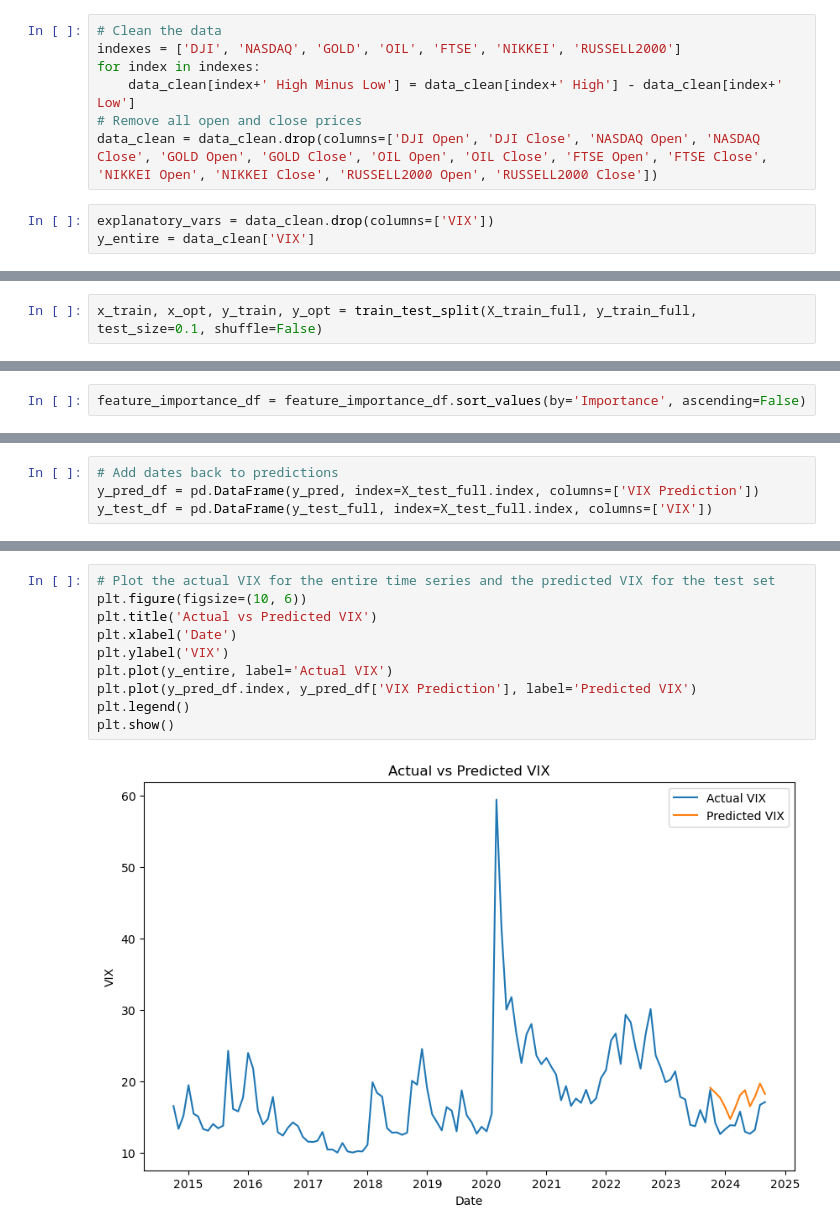
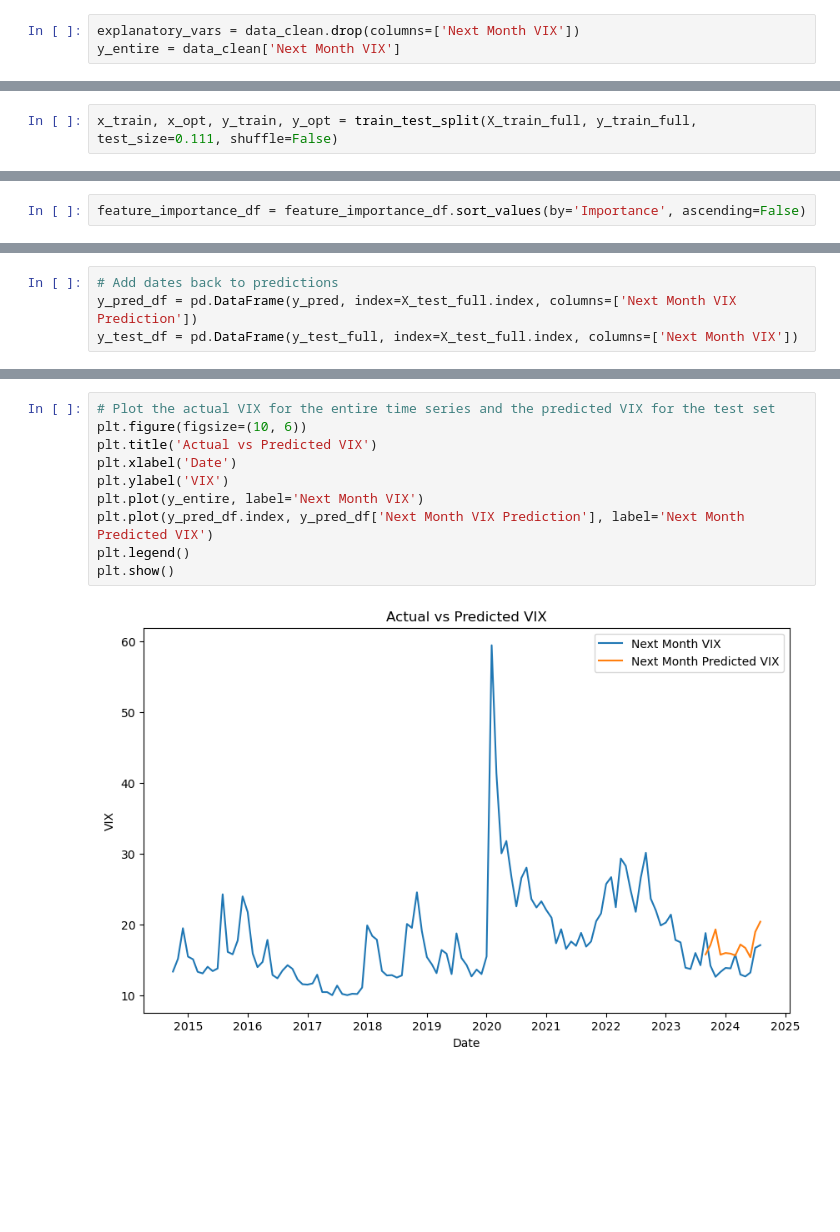
Before and after one commit to t-creech/VIX-Project, a Jupyter notebook: XGBoost.ipynb, the cells around one changed output, grey strips where cells are left out. Saved outputs shown, nothing was run; the diff lists cells and outputs as text; blank space fills up the shorter version.

```diff
--- a/XGBoost.ipynb
+++ b/XGBoost.ipynb
@@ -12,16 +12,9 @@ data = pd.read_csv('VIX_data.csv',index_col="Date")
 data.index = pd.to_datetime(data.index)
 data_clean = data
 data_clean.fillna(data_clean.mean(), inplace=True)
-# %%
-# Clean the data
-indexes = ['DJI', 'NASDAQ', 'GOLD', 'OIL', 'FTSE', 'NIKKEI', 'RUSSELL2000']
-for index in indexes:
-    data_clean[index+' High Minus Low'] = data_clean[index+' High'] - data_clean[index+' Low']
-# Remove all open and close prices
-data_clean = data_clean.drop(columns=['DJI Open', 'DJI Close', 'NASDAQ Open', 'NASDAQ Close', 'GOLD Open', 'GOLD Close', 'OIL Open', 'OIL Close', 'FTSE Open', 'FTSE Close', 'NIKKEI Open', 'NIKKEI Close', 'RUSSELL2000 Open', 'RUSSELL2000 Close'])
 # %%
-explanatory_vars = data_clean.drop(columns=['VIX'])
-y_entire = data_clean['VIX']
+explanatory_vars = data_clean.drop(columns=['Next Month VIX'])
+y_entire = data_clean['Next Month VIX']
 # %%
 # Split the data into training and testing sets first
 X_train_full, X_test_full, y_train_full, y_test_full = train_test_split(explanatory_vars, y_entire, test_size=0.1, shuffle=False)
@@ -32,7 +25,7 @@ best_features = []
 best_rmse = float('inf')
 remaining_features = all_feature_names.copy()
 # %%
-x_train, x_opt, y_train, y_opt = train_test_split(X_train_full, y_train_full, test_size=0.1, shuffle=False)
+x_train, x_opt, y_train, y_opt = train_test_split(X_train_full, y_train_full, test_size=0.111, shuffle=False)
 # %%
 from sklearn.feature_selection import RFE
 
@@ -156,7 +148,7 @@ plt.show()
 # %%
 # Add dates back to predictions
-y_pred_df = pd.DataFrame(y_pred, index=X_test_full.index, columns=['VIX Prediction'])
-y_test_df = pd.DataFrame(y_test_full, index=X_test_full.index, columns=['VIX'])
+y_pred_df = pd.DataFrame(y_pred, index=X_test_full.index, columns=['Next Month VIX Prediction'])
+y_test_df = pd.DataFrame(y_test_full, index=X_test_full.index, columns=['Next Month VIX'])
 # %%
 y_pred_df
 # %% [output]
@@ -177,15 +169,15 @@ y_pred_df
 # %%
 # Plot the actual VIX for the entire time series and the predicted VIX for the test set
 plt.figure(figsize=(10, 6))
 plt.title('Actual vs Predicted VIX')
 plt.xlabel('Date')
 plt.ylabel('VIX')
-plt.plot(y_entire, label='Actual VIX')
-plt.plot(y_pred_df.index, y_pred_df['VIX Prediction'], label='Predicted VIX')
+plt.plot(y_entire, label='Next Month VIX')
+plt.plot(y_pred_df.index, y_pred_df['Next Month VIX Prediction'], label='Next Month Predicted VIX')
 plt.legend()
 plt.show()
 # %% [output]
-[figure, old version]
+[figure, new version]
 # %%
 # Combine Data Frame of Predictions and Actual VIX
 combined = pd.concat([y_test_df, y_pred_df], axis=1)
```
Also changed, not shown: parts of 8 cells of this notebook, 3 other files.
